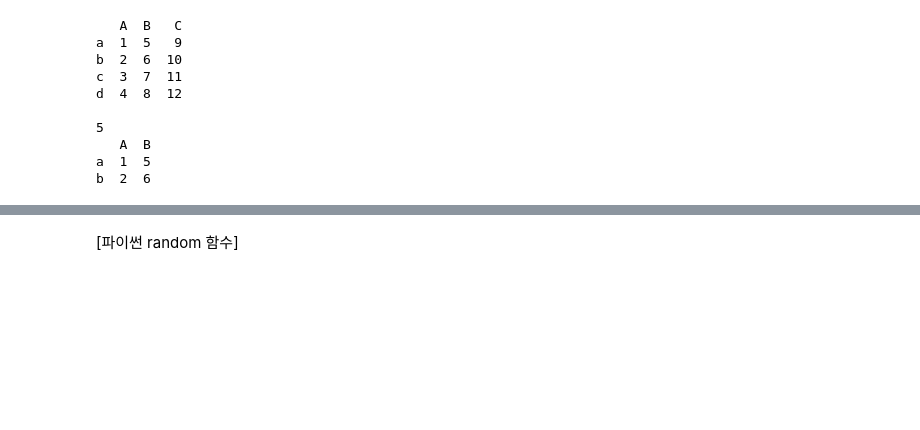
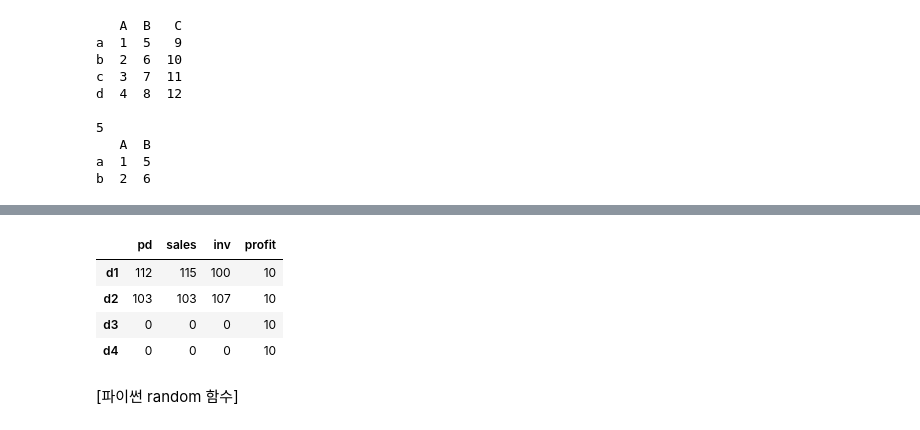
Before and after one commit to bnv20/kdt_2024, a Jupyter notebook: m3_분석라이브러리/pandas/pandas_1_데이터 구조.ipynb, the cells around one changed output, grey strips where cells are left out. Saved outputs shown, nothing was run; the diff lists cells and outputs as text; code cells hidden in the pictures; blank space fills up the shorter version.

```diff
--- a/m3_분석라이브러리/pandas/pandas_1_데이터 구조.ipynb
+++ b/m3_분석라이브러리/pandas/pandas_1_데이터 구조.ipynb
@@ -484,4 +543,13 @@ df
 | d4 | 0 | 0 | 0 |
+# %%
+df.loc[:,'profit'] = 10
+df
+# %% [output]
+|  | pd | sales | inv | profit |
+| d1 | 112 | 115 | 100 | 10 |
+| d2 | 103 | 103 | 107 | 10 |
+| d3 | 0 | 0 | 0 | 10 |
+| d4 | 0 | 0 | 0 | 10 |
 # %% [markdown]
 [파이썬 random 함수]
 # %%
```
Also changed, not shown: parts of 127 cells of this notebook, 2 other files.
